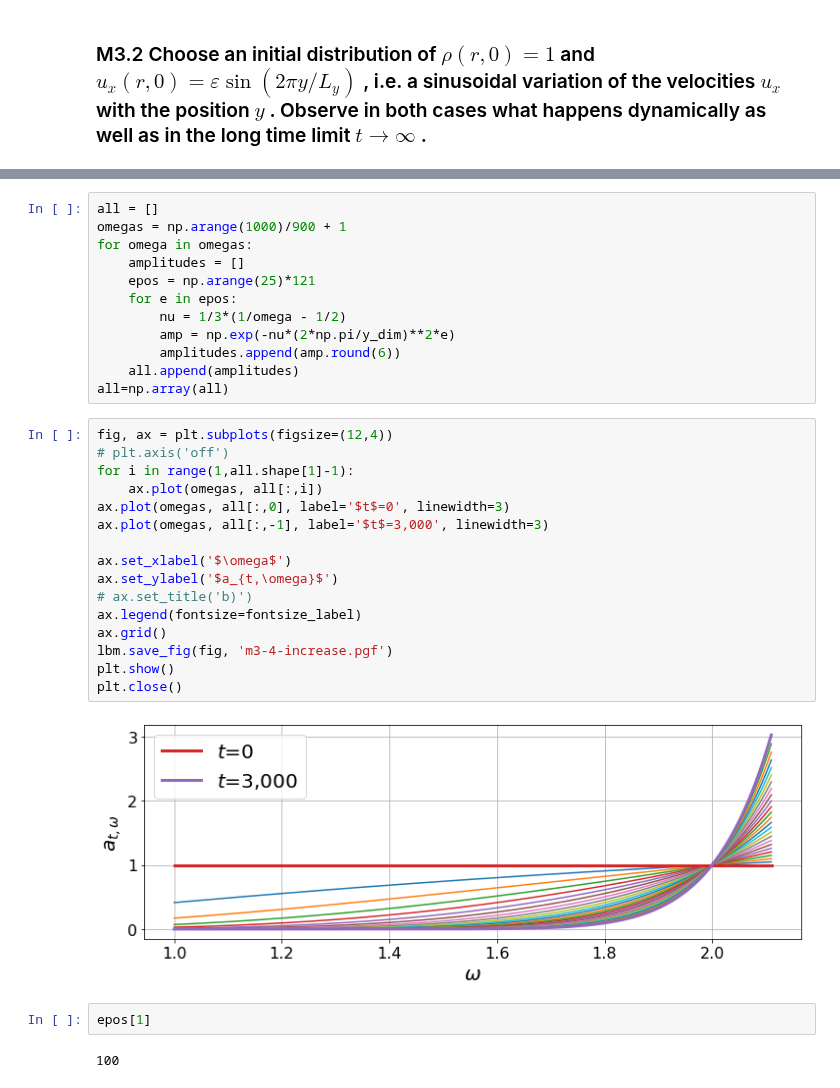
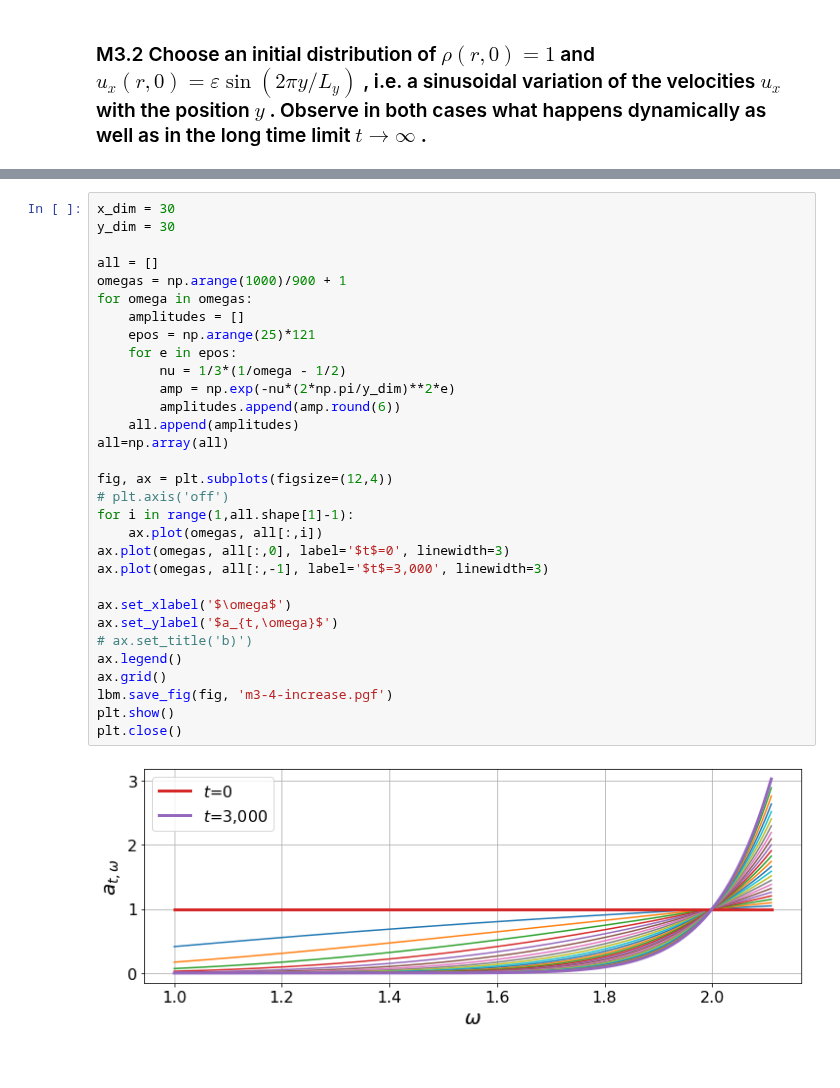
Before and after one commit to jonas27/pylbm, a Jupyter notebook: milestones/m3/m3.ipynb, the cells around one changed output, grey strips where cells are left out. Saved outputs shown, nothing was run; the diff lists cells and outputs as text; blank space fills up the shorter version.

```diff
--- a/milestones/m3/m3.ipynb
+++ b/milestones/m3/m3.ipynb
@@ -272,34 +193,33 @@ plt.close()
 # %%
+x_dim = 30
+y_dim = 30
+
 all = []
 omegas = np.arange(1000)/900 + 1
 for omega in omegas:
     amplitudes = []
     epos = np.arange(25)*121
     for e in epos:
         nu = 1/3*(1/omega - 1/2)
         amp = np.exp(-nu*(2*np.pi/y_dim)**2*e)
         amplitudes.append(amp.round(6))
     all.append(amplitudes)
 all=np.array(all)
+
+fig, ax = plt.subplots(figsize=(12,4))
+# plt.axis('off')
+for i in range(1,all.shape[1]-1):
+    ax.plot(omegas, all[:,i])
+ax.plot(omegas, all[:,0], label='$t$=0', linewidth=3)
+ax.plot(omegas, all[:,-1], label='$t$=3,000', linewidth=3)
+
+ax.set_xlabel('$\omega$')
+ax.set_ylabel('$a_{t,\omega}$')
+# ax.set_title('b)')
+ax.legend()
+ax.grid()
+lbm.save_fig(fig, 'm3-4-increase.pgf')
+plt.show()
+plt.close()
+# %% [output]
+[figure, added]
-# %%
-fig, ax = plt.subplots(figsize=(12,4))
-# plt.axis('off')
-for i in range(1,all.shape[1]-1):
-    ax.plot(omegas, all[:,i])
-ax.plot(omegas, all[:,0], label='$t$=0', linewidth=3)
-ax.plot(omegas, all[:,-1], label='$t$=3,000', linewidth=3)
-
-ax.set_xlabel('$\omega$')
-ax.set_ylabel('$a_{t,\omega}$')
-# ax.set_title('b)')
-ax.legend(fontsize=fontsize_label)
-ax.grid()
-lbm.save_fig(fig, 'm3-4-increase.pgf')
-plt.show()
-plt.close()
-# %% [output]
-[figure, removed]
-# %%
-epos[1]
-# %% [output]
-100
```
Also changed, not shown: parts of 10 cells of this notebook, 7 other files.
